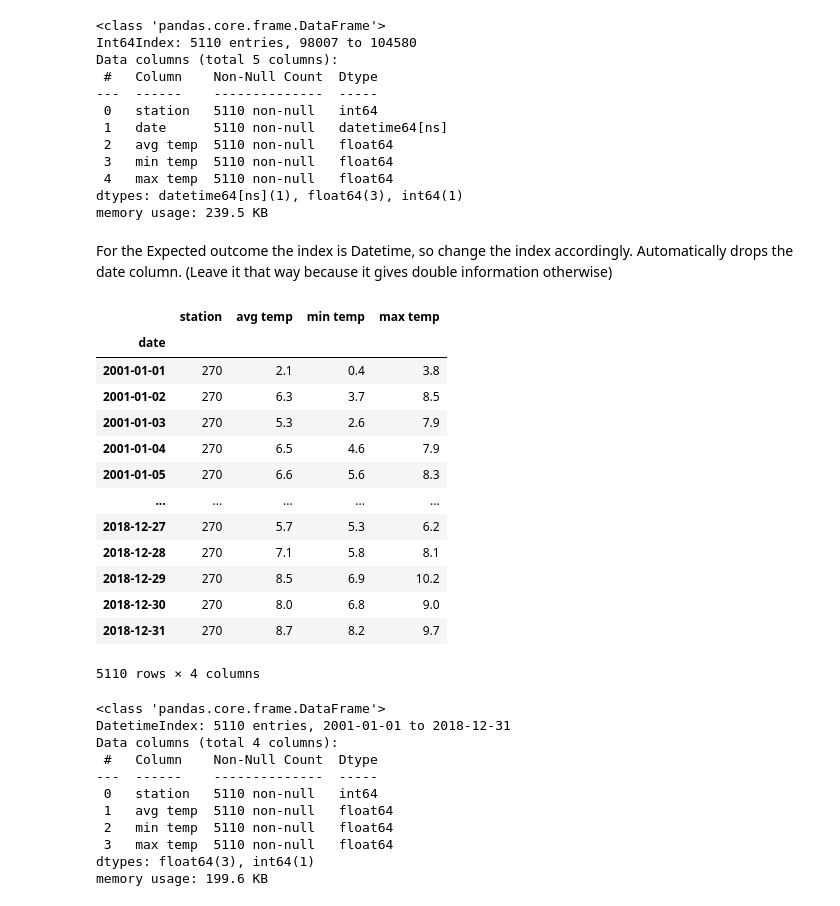
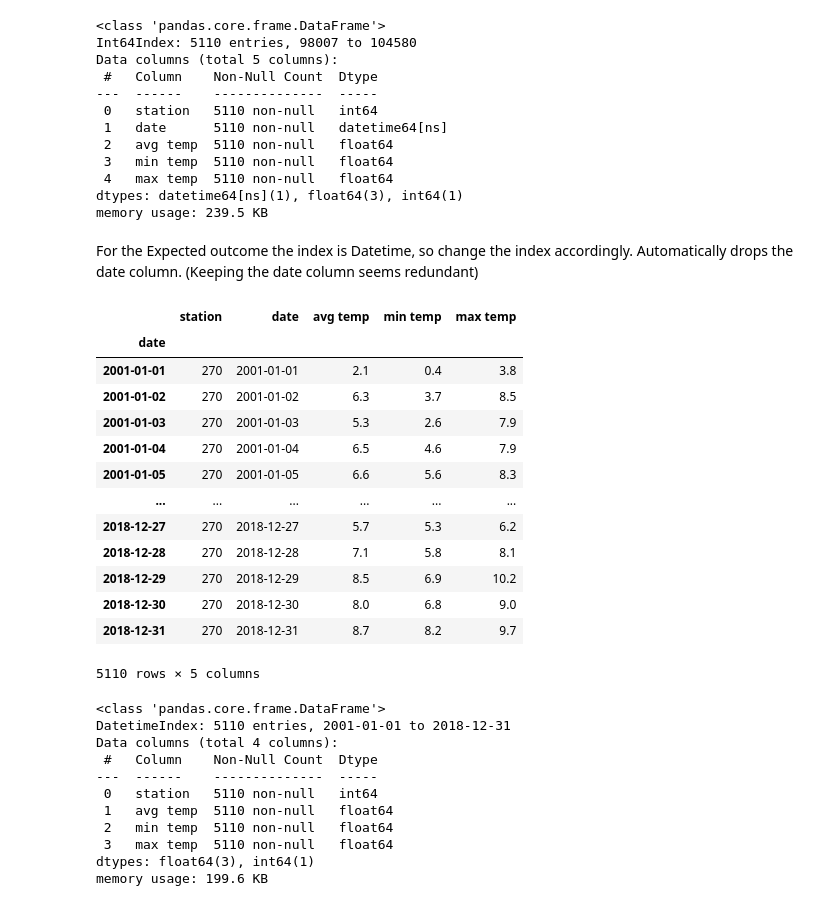
Before and after one commit to ExquizeNyx/BFVM22PROG1, a Jupyter notebook: assessments/Assignment_week_04a.ipynb, the cells around one changed output. Drawn from its saved outputs; the diff is of its cells as text; code cells hidden in the pictures.

```diff
--- a/assessments/Assignment_week_04a.ipynb
+++ b/assessments/Assignment_week_04a.ipynb
@@ -288,25 +304,26 @@ Data columns (total 5 columns):
 dtypes: datetime64[ns](1), float64(3), int64(1)
 memory usage: 239.5 KB
 # %% [markdown]
-For the Expected outcome the index is Datetime, so change the index accordingly. Automatically drops the date column. (Leave it that way because it gives double information otherwise)
+For the Expected outcome the index is Datetime, so change the index accordingly. Automatically drops the date column. (Keeping the date column seems redundant)
 # %%
-df_leeuwarden.set_index(['date'], inplace = True)
+df_leeuwarden.set_index(['date'], drop=False, inplace = True)
+df_leeuwarden.sort_index(inplace=True)
 df_leeuwarden
 # %% [output]
-|  | station | avg temp | min temp | max temp |
-| date |  |  |  |  |
-| 2001-01-01 | 270 | 2.1 | 0.4 | 3.8 |
-| 2001-01-02 | 270 | 6.3 | 3.7 | 8.5 |
-| 2001-01-03 | 270 | 5.3 | 2.6 | 7.9 |
-| 2001-01-04 | 270 | 6.5 | 4.6 | 7.9 |
-| 2001-01-05 | 270 | 6.6 | 5.6 | 8.3 |
-| ... | ... | ... | ... | ... |
-| 2018-12-27 | 270 | 5.7 | 5.3 | 6.2 |
-| 2018-12-28 | 270 | 7.1 | 5.8 | 8.1 |
-| 2018-12-29 | 270 | 8.5 | 6.9 | 10.2 |
-| 2018-12-30 | 270 | 8.0 | 6.8 | 9.0 |
-| 2018-12-31 | 270 | 8.7 | 8.2 | 9.7 |
+|  | station | date | avg temp | min temp | max temp |
+| date |  |  |  |  |  |
+| 2001-01-01 | 270 | 2001-01-01 | 2.1 | 0.4 | 3.8 |
+| 2001-01-02 | 270 | 2001-01-02 | 6.3 | 3.7 | 8.5 |
+| 2001-01-03 | 270 | 2001-01-03 | 5.3 | 2.6 | 7.9 |
+| 2001-01-04 | 270 | 2001-01-04 | 6.5 | 4.6 | 7.9 |
+| 2001-01-05 | 270 | 2001-01-05 | 6.6 | 5.6 | 8.3 |
+| ... | ... | ... | ... | ... | ... |
+| 2018-12-27 | 270 | 2018-12-27 | 5.7 | 5.3 | 6.2 |
+| 2018-12-28 | 270 | 2018-12-28 | 7.1 | 5.8 | 8.1 |
+| 2018-12-29 | 270 | 2018-12-29 | 8.5 | 6.9 | 10.2 |
+| 2018-12-30 | 270 | 2018-12-30 | 8.0 | 6.8 | 9.0 |
+| 2018-12-31 | 270 | 2018-12-31 | 8.7 | 8.2 | 9.7 |
-5110 rows × 4 columns
+5110 rows × 5 columns
 # %%
 #Test your outcome
 #write code to check if you have done the above
```
Also changed, not shown: parts of 25 cells of this notebook.
